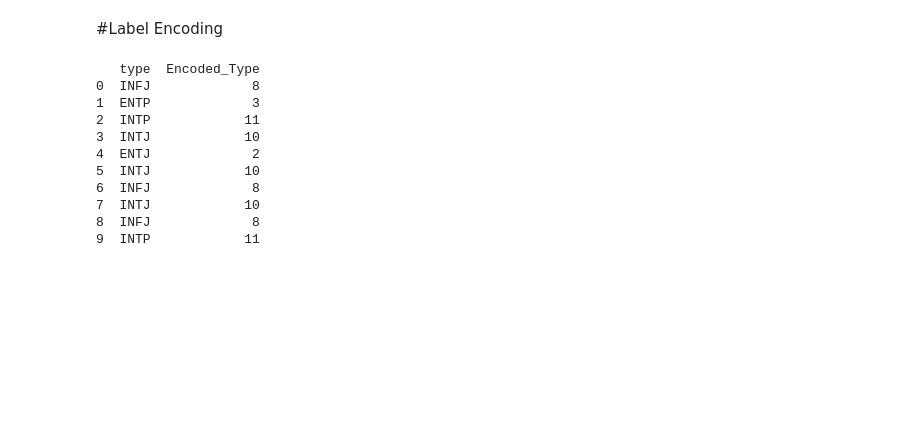
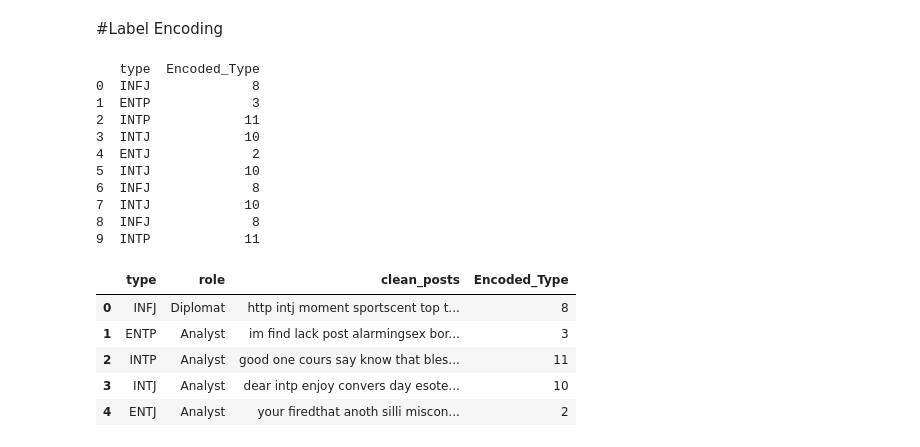
Before and after one commit to prakritea/-Myers-Briggs-Personality-Type-Identification, a Jupyter notebook: mbti.ipynb, the cells around one changed output. Cells and saved outputs as stored; diff of their text form; code cells hidden in the pictures; blank space fills up the shorter version.

```diff
--- a/mbti.ipynb
+++ b/mbti.ipynb
@@ -279,3 +279,12 @@ print(preprocessed_data[['type', 'Encoded_Type']].head(10))
 7  INTJ            10
 8  INFJ             8
 9  INTP            11
+# %%
+preprocessed_data.head()
+# %% [output]
+|  | type | role | clean_posts | Encoded_Type |
+| 0 | INFJ | Diplomat | http intj moment sportscent top t... | 8 |
+| 1 | ENTP | Analyst | im find lack post alarmingsex bor... | 3 |
+| 2 | INTP | Analyst | good one cours say know that bles... | 11 |
+| 3 | INTJ | Analyst | dear intp enjoy convers day esote... | 10 |
+| 4 | ENTJ | Analyst | your firedthat anoth silli miscon... | 2 |
```
Also changed, not shown: parts of 9 cells of this notebook.
